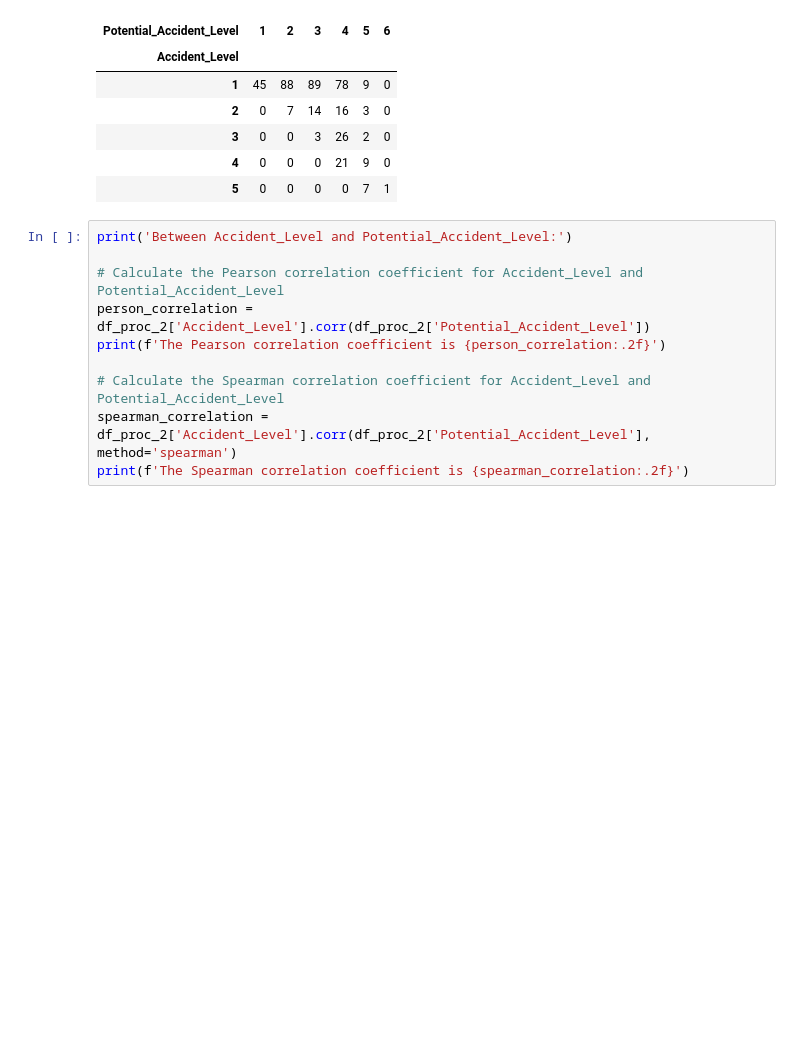
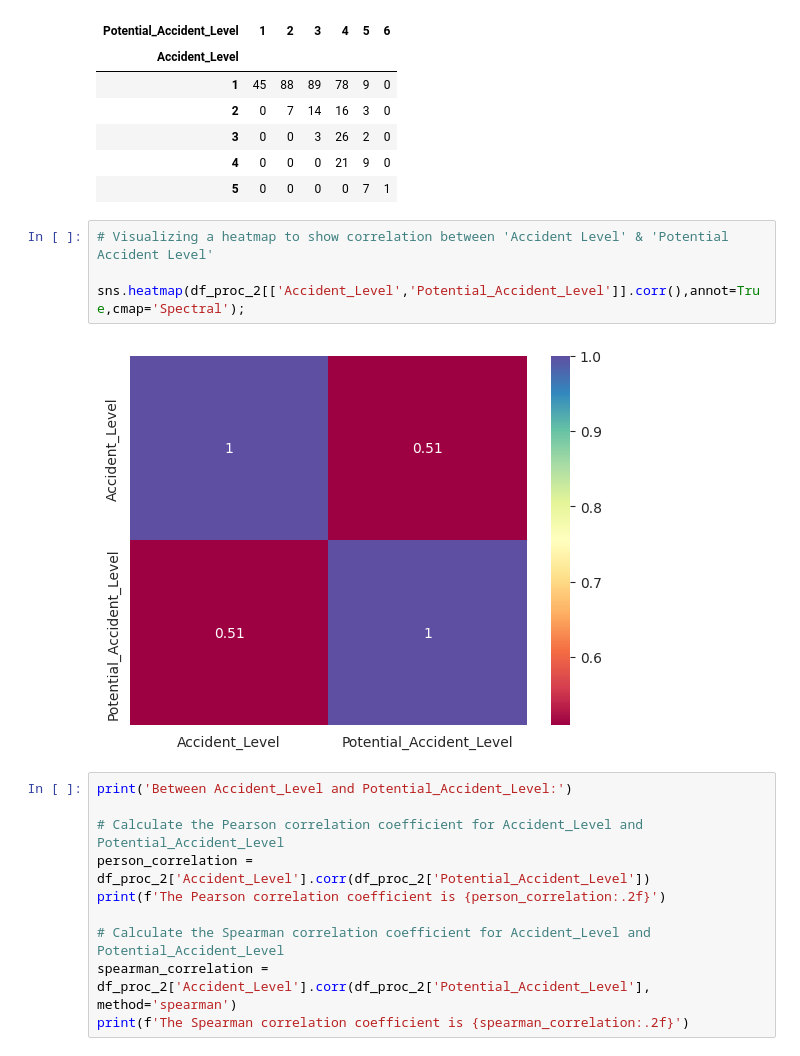
Before and after one commit to MeeruChandra/GL_NLP1_Group2, a Jupyter notebook: GLCapstone_NLP1.ipynb, the cells around one changed output. Drawn from its saved outputs; the diff is of its cells as text; blank space fills up the shorter version.

```diff
--- a/GLCapstone_NLP1.ipynb
+++ b/GLCapstone_NLP1.ipynb
@@ -465,6 +547,12 @@ pd.crosstab(df_proc_2['Accident_Level'], df_proc_2['Potential_Accident_Level'])
 | 3 | 0 | 0 | 3 | 26 | 2 | 0 |
 | 4 | 0 | 0 | 0 | 21 | 9 | 0 |
 | 5 | 0 | 0 | 0 | 0 | 7 | 1 |
+# %%
+# Visualizing a heatmap to show correlation between 'Accident Level' & 'Potential Accident Level'
+
+sns.heatmap(df_proc_2[['Accident_Level','Potential_Accident_Level']].corr(),annot=True,cmap='Spectral');
+# %% [output]
+[figure, added]
 # %%
 print('Between Accident_Level and Potential_Accident_Level:')
 
```
Also changed, not shown: parts of 14 cells of this notebook.
